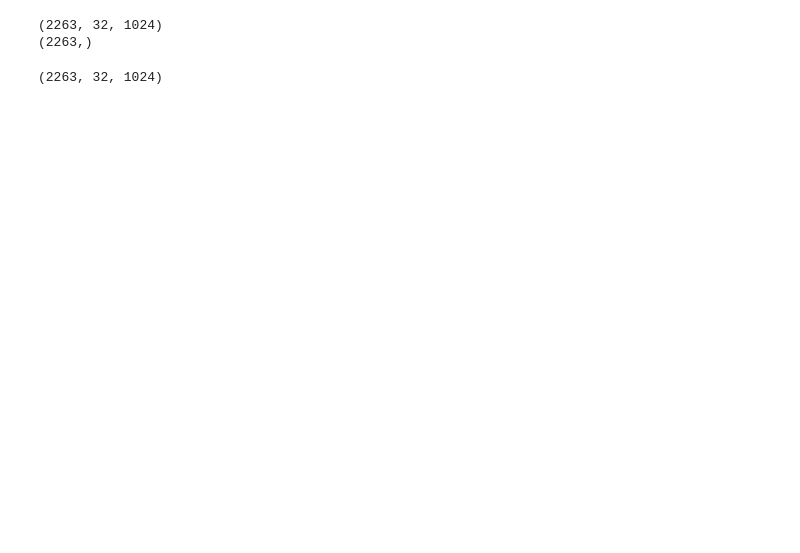
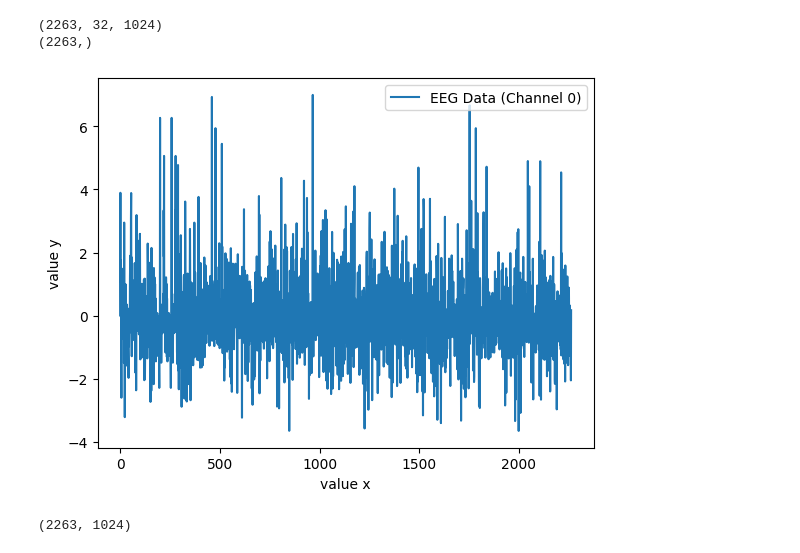
Before and after one commit to VakhromeevaKate/parkinson-eeg-master-thesis, a Jupyter notebook: openneuro_eeg_keras_FFT.ipynb, the cells around one changed output. Cells and saved outputs as stored; diff of their text form; code cells hidden in the pictures; blank space fills up the shorter version.

```diff
--- a/openneuro_eeg_keras_FFT.ipynb
+++ b/openneuro_eeg_keras_FFT.ipynb
@@ -253,12 +253,21 @@ def augment_eeg_data(data, noise_std=0.01, max_shift=10, mask_prob=0.1, scale_ra
 X_normalized = normalize_eeg_data(X)
 # %%
 X_augmented = augment_eeg_data(X_normalized)
+# %%
+import matplotlib.pyplot as plt
+plt.plot(X_normalized[:, 0, 0], label='EEG Data (Channel 0)') #, label='FFT Transformed EEG Data (Channel 0)')
+plt.xlabel('value x')
+plt.ylabel('value y')
+plt.legend()
+plt.show()
+# %% [output]
+[figure, added]
 # %%
 # Предобрабатываем входные данные
 
 X_transformed = apply_fourier_transform(X_normalized)
 # %%
 
-print(X_transformed.shape)
+print(X_transformed[:, 0, :].shape)
 # %% [output]
-(2263, 32, 1024)
+(2263, 1024)
```
Also changed, not shown: parts of 6 cells of this notebook, 7 other files.
